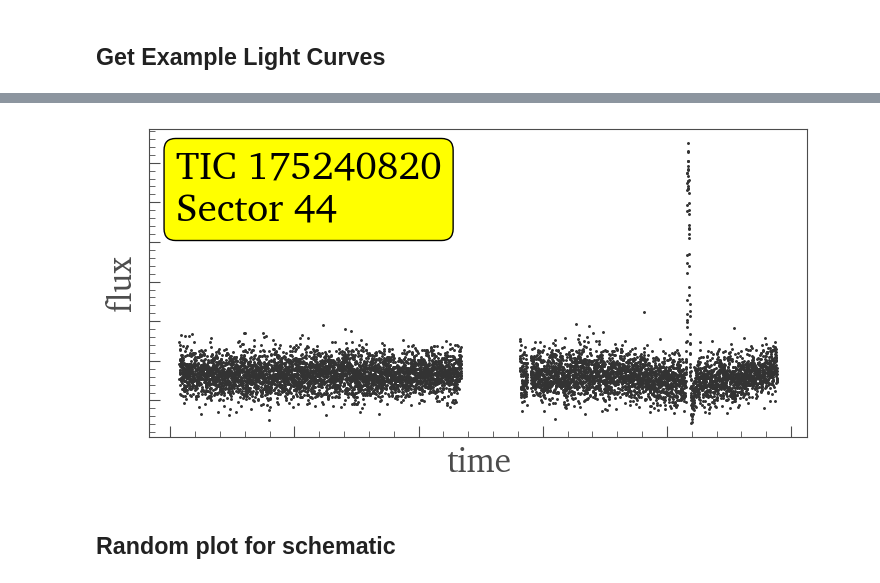
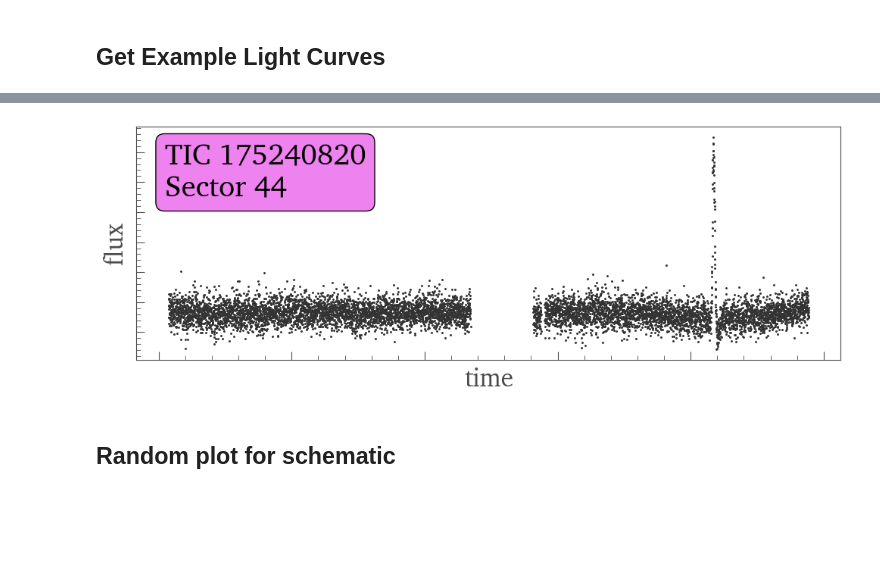
Before and after one commit to pvl19/lc-gen, a Jupyter notebook: output/umap/umap_analysis.ipynb, the cells around one changed output, grey strips where cells are left out. Saved outputs shown, nothing was run; the diff lists cells and outputs as text; code cells hidden in the pictures; blank space fills up the shorter version.

```diff
--- a/output/umap/umap_analysis.ipynb
+++ b/output/umap/umap_analysis.ipynb
@@ -421,20 +425,21 @@ plt.show()
 # %%
 lc_thinned = lc_4[::2]
-lc_thinned.scatter(s=5,label='',marker='.')
+fig = lc_thinned.scatter(s=5,label='',marker='.')
+fig.figure.set_size_inches(12, 4)
 plt.text(0.04,0.93,f'TIC {tic_4}\nSector {sector_4}',fontsize=28,
-         bbox=dict(boxstyle='round', facecolor='yellow', alpha=1),ha='left',va='top',
+         bbox=dict(boxstyle='round', facecolor='violet', alpha=1),ha='left',va='top',
          transform=plt.gca().transAxes)
 xl = plt.gca().get_xlabel()
 yl = plt.gca().get_ylabel()
 plt.gca().set_xlabel('time',fontsize=24)
 plt.gca().set_ylabel('flux',fontsize=24)
 xtl = plt.gca().get_xticklabels()
 ytl = plt.gca().get_yticklabels()
 plt.gca().set_xticklabels([],fontsize=18)
 plt.gca().set_yticklabels([],fontsize=18)
 plt.show()
 # %% [output]
-[figure, old version]
+[figure, new version]
 # %% [markdown]
 ## Random plot for schematic
 # %%
```
Also changed, not shown: parts of 42 cells of this notebook, 9 other files.
